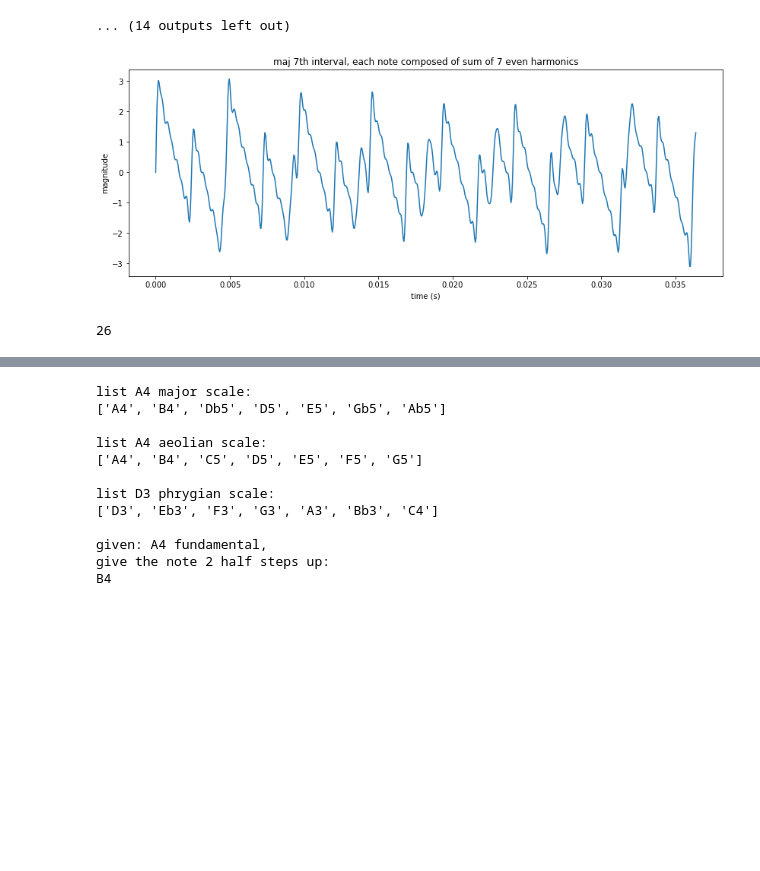
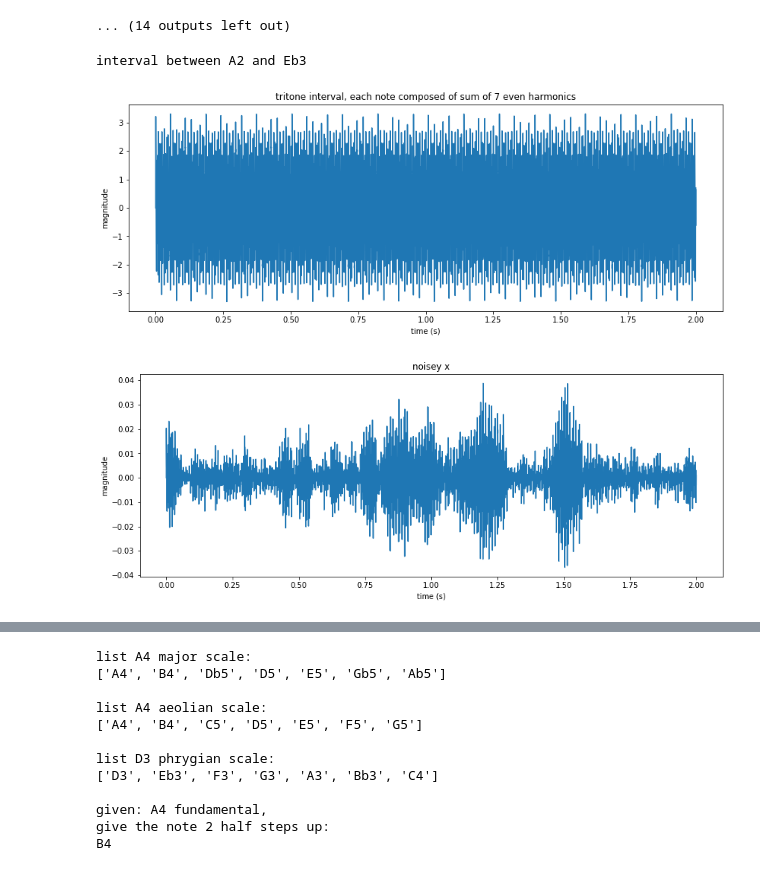
Before and after one commit to nip2/dsp_examples, a Jupyter notebook: music/music_intervals.ipynb, the cells around one changed output, grey strips where cells are left out. Cells and saved outputs as stored; diff of their text form; code cells hidden in the pictures; blank space fills up the shorter version.

Commit message:
updated musical intervals

```diff
--- a/music/music_intervals.ipynb
+++ b/music/music_intervals.ipynb
@@ -369,26 +371,6 @@ closest simple ratio: 4 / 3
 absolute diff in ratio btwn just and equal temperament: 0.00076
 [figure]
 ... (14 outputs left out)
-# %%
-# plot two tones with harmonics summed
-# choose notes
-f0 = 'A2'
-fb = 'Ab3'
-
-# get interval name from distance between note names
-semi_int = (note_names.index(fb) - note_names.index(f0)) % 12
-interval_name = intervals[semi_int]
-
-# combine waveforms and plot
-num_harm = 7
-harm_type = 'even'
-x1,x1_title = simple_harmonic(N,fs,f0,pitch,harm_type,num_harm)
-x2,_ = simple_harmonic(N,fs,fb,pitch,harm_type,num_harm)
-x = x1 + x2
-x_title = '%s interval, each note composed of ' %(interval_name) + x1_title
-plot_waveforms(Ts,N,x,x_title)
-# %% [output]
-[figure, removed]
 # %%
 # Python3 program for the above approach
 # https://www.geeksforgeeks.org/find-indices-of-all-local-maxima-and-local-minima-in-an-array/
@@ -430,9 +412,51 @@ def findLocalMaximaMinima(n, arr):
         mn.append(n-1)
 
     return mx,mn
-# %%
-len(mx)
-# %% [output]
-26
+# %%
+# plot two tones with harmonics summed
+N = 2*fs
+# choose notes
+f0 = 'A2'
+fb = 'Eb3'
+print('interval between %s and %s' %(f0,fb))
+
+# get interval name from distance between note names
+semi_int = (note_names.index(fb) - note_names.index(f0)) % 12
+interval_name = intervals[semi_int]
+
+# combine waveforms and plot
+num_harm = 7
+harm_type = 'even'
+x1,x1_title = simple_harmonic(N,fs,f0,pitch,harm_type,num_harm)
+x2,_ = simple_harmonic(N,fs,fb,pitch,harm_type,num_harm)
+x = x1 + x2
+x_title = '%s interval, each note composed of ' %(interval_name) + x1_title
+plot_waveforms(Ts,N,x,x_title)
+
+# add some weird noise
+# take derivative, normalize, combine with random[0,1]
+t = np.linspace(0,Ts*N,N)
+dx = np.gradient(x, t)
+norm = np.linalg.norm(dx)
+norm_dx = dx/norm
+rando = np.random.rand(N)
+noise = rando * norm_dx
+
+#mov avg noise
+c = fs/N         # coeff
+cutoff = 2000    # Hz
+M = int(round(1/c * cutoff))
+rect = 1/M * np.ones(M)
+noise = np.convolve(rect,noise,'same')
+norm = np.linalg.norm(noise)
+norm_noise = noise/norm
+
+# combine noise and signal, plot
+noisex = x * norm_noise
+plot_waveforms(Ts,N,noisex,'noisey x')
+# %% [output]
+interval between A2 and Eb3
+[figure, added]
+[figure, added]
 # %%
 # plot spectral content
```
Also changed, not shown: parts of 5 cells of this notebook.
